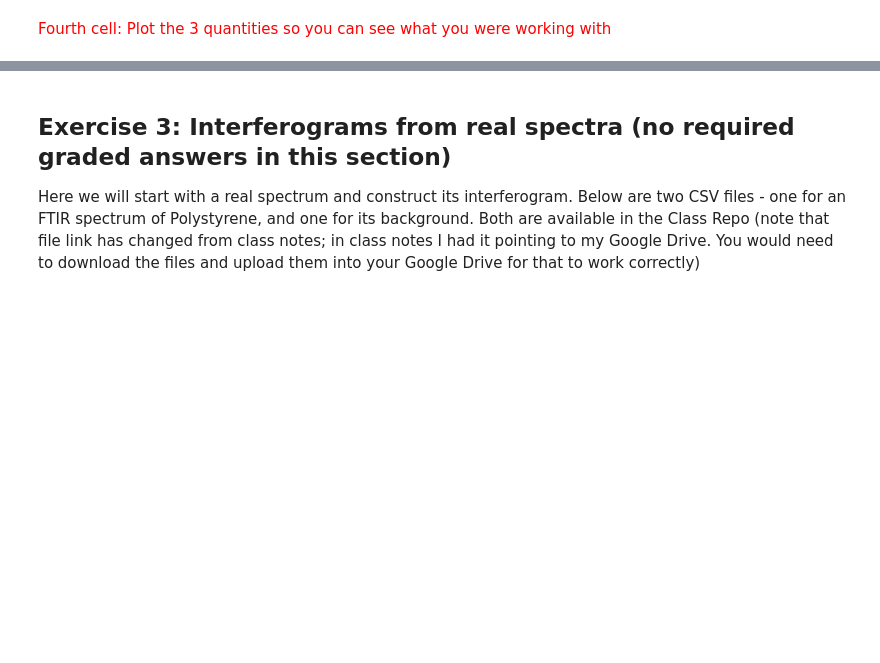
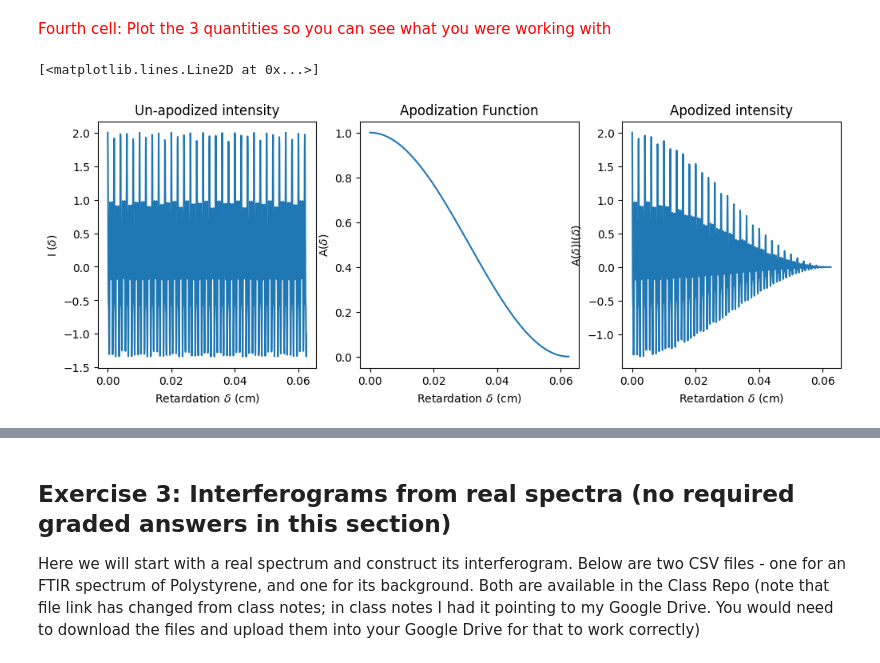
Before and after one commit to AngleKit/HomeworkPython, a Jupyter notebook: Assignments/Assignment2.ipynb, the cells around one changed output, grey strips where cells are left out. Drawn from its saved outputs; the diff is of its cells as text; code cells hidden in the pictures; blank space fills up the shorter version.

```diff
--- a/Assignments/Assignment2.ipynb
+++ b/Assignments/Assignment2.ipynb
@@ -74,3 +68,5 @@ Note that NumPy arrays are set up perfectly for this, as they will multiply numb
 ### <font color='red'> Your turn: calculate $I(\delta)~ and~ I(\delta)A(\delta)$ for a three-wavelength case, where $B_{1}$, $B_{2}$, and $B_{3}$ are equal to $0.8$, $0.5$, and $0.7$ for $1500$, $3000$, and $1000~cm^{-1}$, respectively. Note that the wavenumbers are not in sequential order; it does not matter, but they must be in the same order as their corresponding intensity coefficients (Bs).
 # %%
 # your code here - set up numpy arrays of Bs and wavenumbers
+Bs = np.array([0.8, 0.5, 0.7])
+wavenumber = np.array([1500, 3000, 1000])
@@ -79,2 +73,8 @@ Note that NumPy arrays are set up perfectly for this, as they will multiply numb
+# %%
+# your code here - define constants
+h_cm = lambda_HeNe * 10**-7 #cm
+ks = np.linspace(0,988,989)
+deltas = ks * h_cm
+Delta_max = (1/16) * ks[-1] # cm
 # %% [markdown]
 <font color='red'>Second cell: Calculate $A(\delta)$ and $I(\delta)$ and save them as variables (these variables will be numpy arrays). Note that the Apodization function has not and does not change regardless of the number of wavenumbers; I have just been re-calculating them in each cell for straightforwardness.
@@ -83,20 +81,30 @@ Note that NumPy arrays are set up perfectly for this, as they will multiply numb
+# %%
+# your code here
+I_delta = np.zeros(len(ks))
+for i in range(len(Bs)):
+  I_delta += Bs[i] * np.cos(2 * np.pi * wavenumber[i] * deltas) # has to be summed up
+A_delta = 0.5 * (1 + np.cos(np.pi * deltas / (ks[-1]*h_cm)))
 # %% [markdown]
 <font color='red'>Third cell: Calculate $A(\delta)I(\delta)$ and save as a variable (again a numpy array)
 # %%
 # your code here
+apodized = A_delta * I_delta
 # %% [markdown]
 <font color='red'>Fourth cell: Plot the 3 quantities so you can see what you were working with
 # %%
 fig, ax = plt.subplots(1,3,figsize=(12,4))
 for a in ax:
   a.set_xlabel('Retardation $\\delta$ (cm)')
 ax[0].set_ylabel('I ($\\delta$)'); ax[1].set_ylabel('A($\\delta$)'); ax[2].set_ylabel('A($\\delta$)I($\\delta$)')
 ax[0].set_title('Un-apodized intensity'); ax[1].set_title('Apodization Function'); ax[2].set_title('Apodized intensity')
 
 # your code here
-# ax[0].plot(x,y)
-# ax[1].plot(x,y)
-# ax[2].plot(x,y)
+ax[0].plot(deltas,I_delta)
+ax[1].plot(deltas,A_delta)
+ax[2].plot(deltas,apodized)
+# %% [output]
+[<matplotlib.lines.Line2D at 0x...>]
+[figure, added]
 # %%
 fig, ax = plt.subplots(1,3,figsize=(12,4))
 for a in ax:
```
Also changed, not shown: parts of 33 cells of this notebook.
